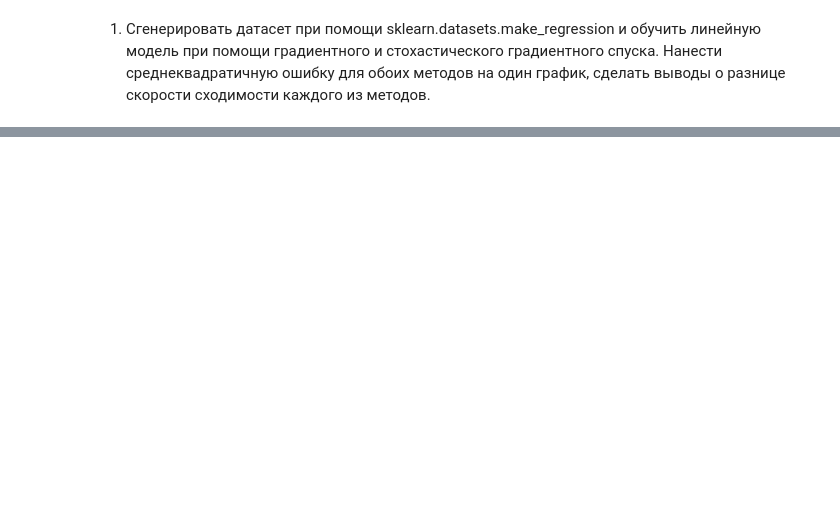
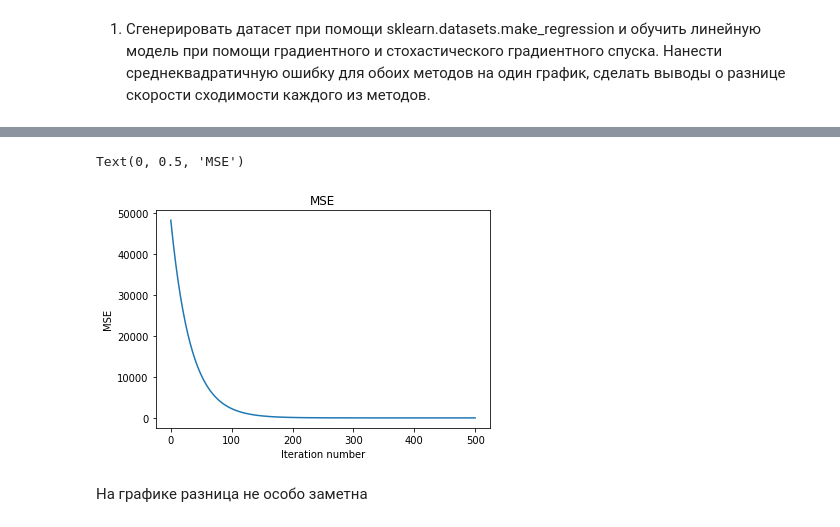
Before and after one commit to npoxopob/ml_alg, a Jupyter notebook: Урок_2_Масштабирование_признаков_L1_и_L2_регуляризация_Стохастический_градиентный_спуск.ipynb, the cells around one changed output, grey strips where cells are left out. Cells and saved outputs as stored; diff of their text form; code cells hidden in the pictures; blank space fills up the shorter version.

```diff
--- a/Урок_2_Масштабирование_признаков_L1_и_L2_регуляризация_Стохастический_градиентный_спуск.ipynb
+++ b/Урок_2_Масштабирование_признаков_L1_и_L2_регуляризация_Стохастический_градиентный_спуск.ipynb
@@ -94,0 +255,3 @@ class StochasticGradientDescent:
+# %%
+sgs2 = StochasticGradientDescentL2(X, y, iter_count=500, qty_in_batch=1, alpha=1e-2)
+e_sgs2 = sgs2.fit()
@@ -94,0 +266,10 @@ class StochasticGradientDescent:
+# %%
+plt.plot(range(len(e_sgs2)), e_sgs2)
+plt.title('MSE')
+plt.xlabel('Iteration number')
+plt.ylabel('MSE')
+# %% [output]
+Text(0, 0.5, 'MSE')
+[figure, added]
+# %% [markdown]
+На графике разница не особо заметна
```
Also changed, not shown: parts of 15 cells of this notebook.
